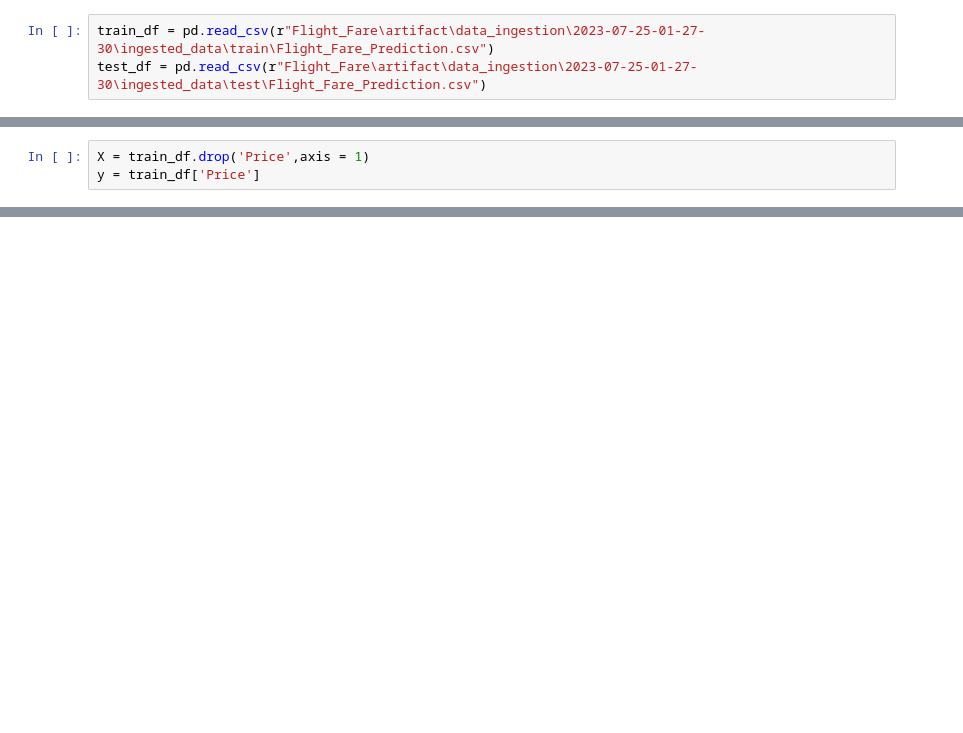
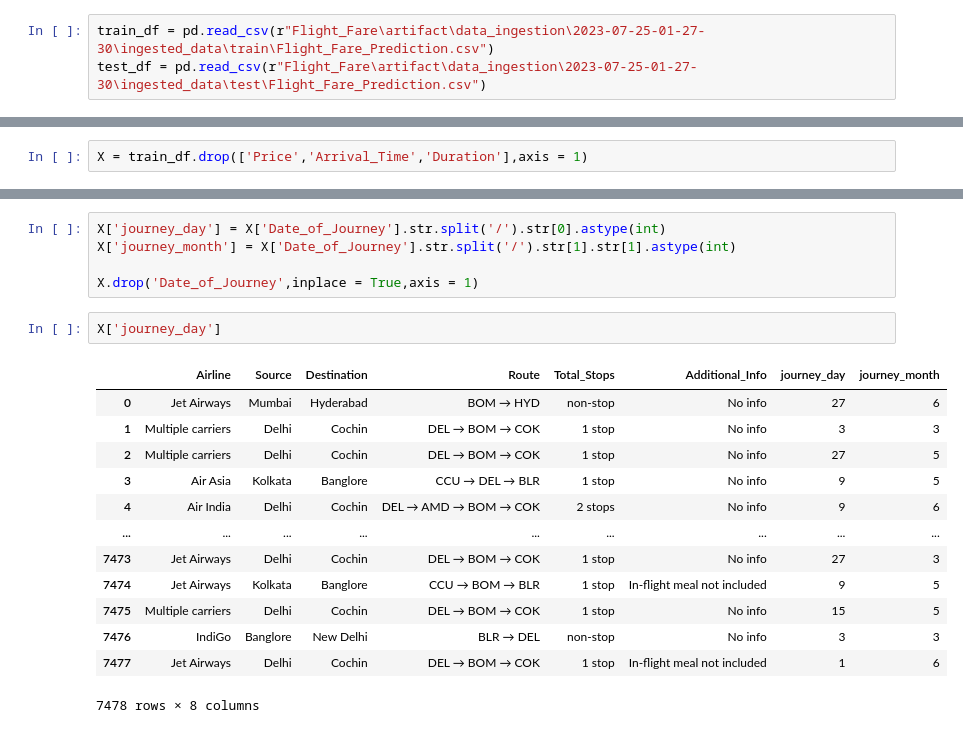
Before and after one commit to divya030/Flight_Fare_Predictions, a Jupyter notebook: triall_1.ipynb, the cells around one changed output, grey strips where cells are left out. Cells and saved outputs as stored; diff of their text form; blank space fills up the shorter version.

```diff
--- a/triall_1.ipynb
+++ b/triall_1.ipynb
@@ -149,3 +24,2 @@ SpecificationError: nested renamer is not supported
 # %%
-X = train_df.drop('Price',axis = 1)
-y = train_df['Price']
+X = train_df.drop(['Price','Arrival_Time','Duration'],axis = 1)
@@ -214,0 +26,21 @@ hint: See above for details.
+# %%
+X['journey_day'] = X['Date_of_Journey'].str.split('/').str[0].astype(int)
+X['journey_month'] = X['Date_of_Journey'].str.split('/').str[1].str[1].astype(int)
+
+X.drop('Date_of_Journey',inplace = True,axis = 1)
+# %%
+X['journey_day']
+# %% [output]
+|  | Airline | Source | Destination | Route | Total_Stops | Additional_Info | journey_day | journey_month |
+| 0 | Jet Airways | Mumbai | Hyderabad | BOM → HYD | non-stop | No info | 27 | 6 |
+| 1 | Multiple carriers | Delhi | Cochin | DEL → BOM → COK | 1 stop | No info | 3 | 3 |
+| 2 | Multiple carriers | Delhi | Cochin | DEL → BOM → COK | 1 stop | No info | 27 | 5 |
+| 3 | Air Asia | Kolkata | Banglore | CCU → DEL → BLR | 1 stop | No info | 9 | 5 |
+| 4 | Air India | Delhi | Cochin | DEL → AMD → BOM → COK | 2 stops | No info | 9 | 6 |
+| ... | ... | ... | ... | ... | ... | ... | ... | ... |
+| 7473 | Jet Airways | Delhi | Cochin | DEL → BOM → COK | 1 stop | No info | 27 | 3 |
+| 7474 | Jet Airways | Kolkata | Banglore | CCU → BOM → BLR | 1 stop | In-flight meal not included | 9 | 5 |
+| 7475 | Multiple carriers | Delhi | Cochin | DEL → BOM → COK | 1 stop | No info | 15 | 5 |
+| 7476 | IndiGo | Banglore | New Delhi | BLR → DEL | non-stop | No info | 3 | 3 |
+| 7477 | Jet Airways | Delhi | Cochin | DEL → BOM → COK | 1 stop | In-flight meal not included | 1 | 6 |
+7478 rows × 8 columns
```
Also changed, not shown: parts of 17 cells of this notebook, 2 other files.
